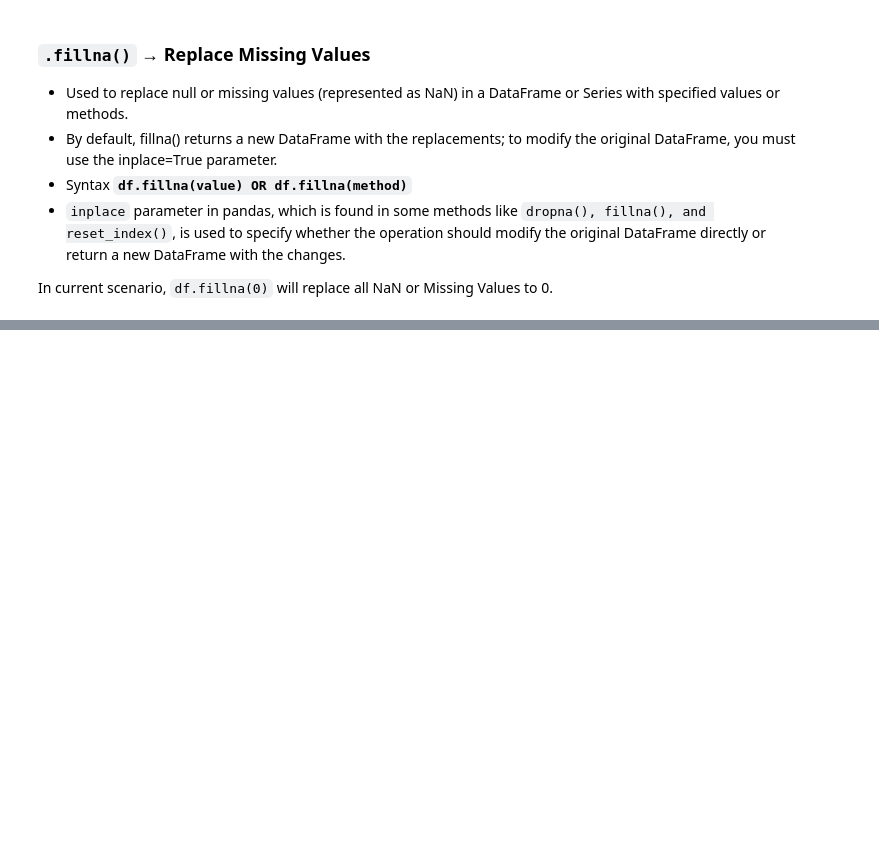
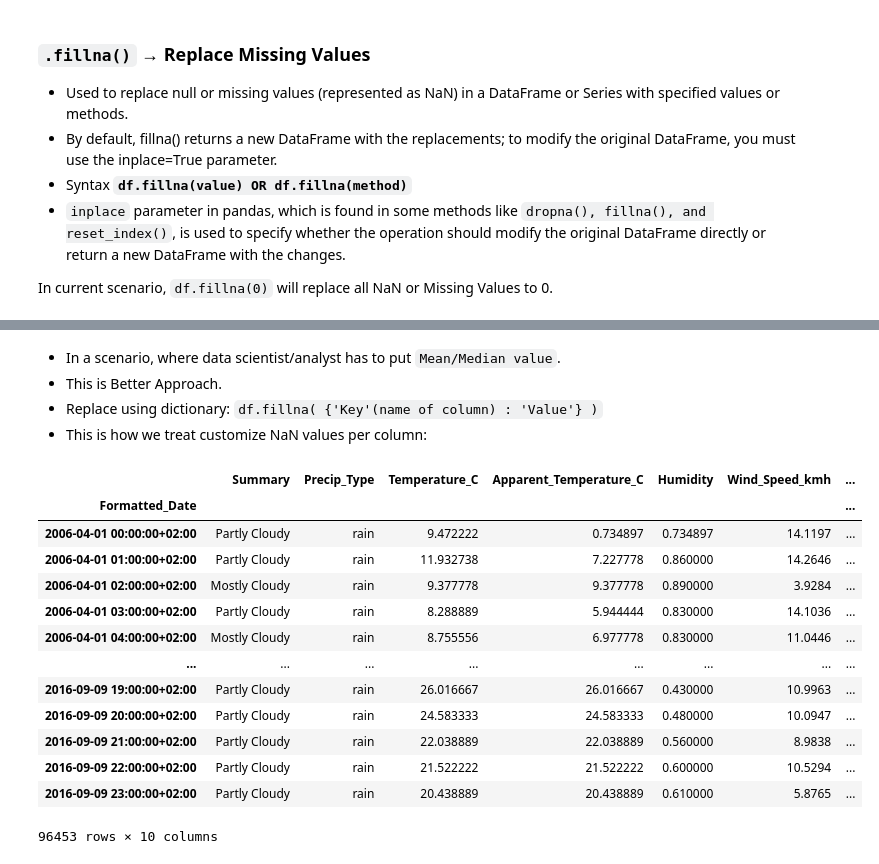
Before and after one commit to MoeedKhan-AMK/Pandas, a Jupyter notebook: Chapter3_handling_missing_data/handle_missing_data.ipynb, the cells around one changed output, grey strips where cells are left out. Saved outputs shown, nothing was run; the diff lists cells and outputs as text; code cells hidden in the pictures; blank space fills up the shorter version.

Commit message:
df.fillna() and df.ffill() updated

```diff
--- a/Chapter3_handling_missing_data/handle_missing_data.ipynb
+++ b/Chapter3_handling_missing_data/handle_missing_data.ipynb
@@ -95,0 +96,33 @@ df.fillna(0)    #OR #df.fillna(0, inplace=True)
+# %% [markdown]
+- In a scenario, where data scientist/analyst has to put `Mean/Median value`.
+- This is Better Approach.
+- Replace using dictionary: `df.fillna( {'Key'(name of column) : 'Value'} )`
+- This is how we treat customize NaN values  per column:
+# %%
+#Here df.fillna({dictionary}) is used to replace NaN value in dataset with mean values.
+# df.fillna({'Key(name of column)': value})
+
+df.fillna({
+    'Precip_Type' : 'No Record Found',
+    'Temperature_C' : df.Temperature_C.mean(),
+    'Apparent_Temperature_C'    : df.Humidity.mean(),
+    'Humidity'  : df.Humidity.mean(),
+    'Wind_Speed_kmh' : df.Wind_Speed_kmh.mean(),
+    'Wind_Bearing_degrees' : df.Wind_Bearing_degrees.mean(),
+    'Visibility_km' : df.Visibility_km.mean()
+    })
+# %% [output]
+|  | Summary | Precip_Type | Temperature_C | Apparent_Temperature_C | Humidity | Wind_Speed_kmh | ... |
+| Formatted_Date |  |  |  |  |  |  | ... |
+| 2006-04-01 00:00:00+02:00 | Partly Cloudy | rain | 9.472222 | 0.734897 | 0.734897 | 14.1197 | ... |
+| 2006-04-01 01:00:00+02:00 | Partly Cloudy | rain | 11.932738 | 7.227778 | 0.860000 | 14.2646 | ... |
+| 2006-04-01 02:00:00+02:00 | Mostly Cloudy | rain | 9.377778 | 9.377778 | 0.890000 | 3.9284 | ... |
+| 2006-04-01 03:00:00+02:00 | Partly Cloudy | rain | 8.288889 | 5.944444 | 0.830000 | 14.1036 | ... |
+| 2006-04-01 04:00:00+02:00 | Mostly Cloudy | rain | 8.755556 | 6.977778 | 0.830000 | 11.0446 | ... |
+| ... | ... | ... | ... | ... | ... | ... | ... |
+| 2016-09-09 19:00:00+02:00 | Partly Cloudy | rain | 26.016667 | 26.016667 | 0.430000 | 10.9963 | ... |
+| 2016-09-09 20:00:00+02:00 | Partly Cloudy | rain | 24.583333 | 24.583333 | 0.480000 | 10.0947 | ... |
+| 2016-09-09 21:00:00+02:00 | Partly Cloudy | rain | 22.038889 | 22.038889 | 0.560000 | 8.9838 | ... |
+| 2016-09-09 22:00:00+02:00 | Partly Cloudy | rain | 21.522222 | 21.522222 | 0.600000 | 10.5294 | ... |
+| 2016-09-09 23:00:00+02:00 | Partly Cloudy | rain | 20.438889 | 20.438889 | 0.610000 | 5.8765 | ... |
+96453 rows × 10 columns
```
Also changed, not shown: parts of 8 cells of this notebook.
